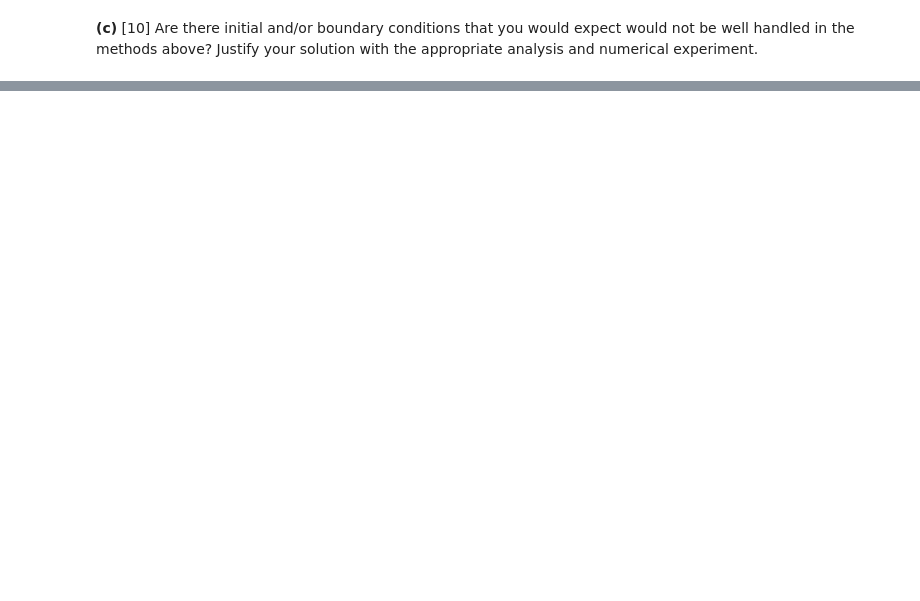
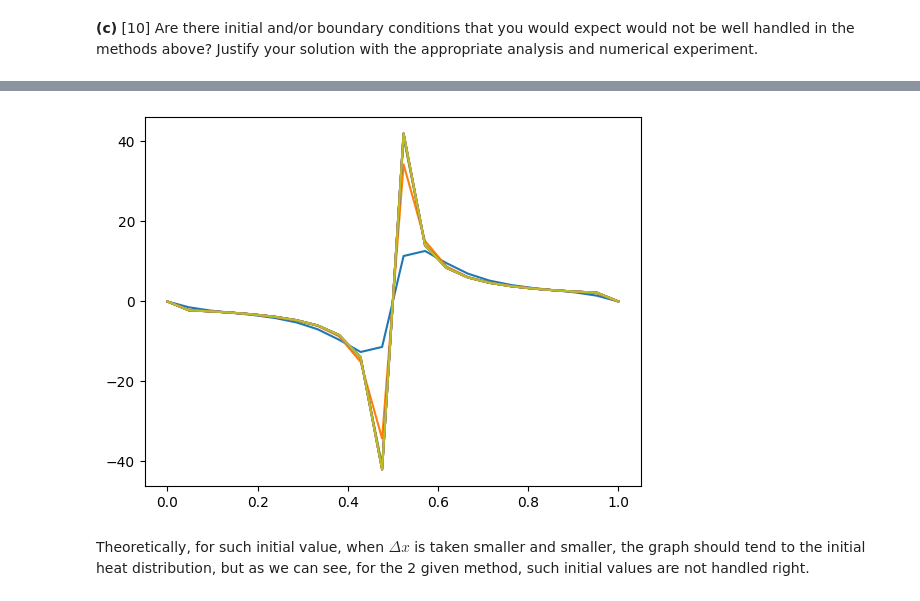
Before and after one commit to nekomiya-kasane/exercises, a Jupyter notebook: 2023-04-12-Python-Numeric-Analysis/hw5_parabolic.ipynb, the cells around one changed output, grey strips where cells are left out. Cells and saved outputs as stored; diff of their text form; code cells hidden in the pictures; blank space fills up the shorter version.

```diff
--- a/2023-04-12-Python-Numeric-Analysis/hw5_parabolic.ipynb
+++ b/2023-04-12-Python-Numeric-Analysis/hw5_parabolic.ipynb
@@ -269,8 +449,27 @@ def solve_heat_CN(m, kappa, L, t_0, t_final, U_0, g_0, g_1):
     delta_x = L / float(m + 1)
     x = numpy.linspace(0.0, L, m + 2)
 
-    # YOUR CODE HERE
-    raise NotImplementedError()
+    delta_t = delta_x * delta_x / kappa * 0.5
+    Nt = math.ceil((t_final - t_0) / delta_t)
+    delta_t = (t_final - t_0) / Nt
+
+    sigma = kappa * delta_t / (delta_x * delta_x)
+
+    main_diag_1 = numpy.array([2 * (1 + sigma)] * (m + 2))
+    main_diag_2 = numpy.array([2 * (1 - sigma)] * (m + 2))
+    sub_diag = numpy.array([sigma] * (m + 2))
+
+    L = sparse.spdiags([-sub_diag, main_diag_1, -sub_diag], [-1, 0, 1], m + 2, m + 2).tocsr()
+    R = sparse.spdiags([sub_diag, main_diag_2, sub_diag], [-1, 0, 1], m + 2, m + 2).tocsr()
+    L[0, 1] = L[-1, -2] = R[0, 1] = R[-1, -2] = 0.0
+    U = U_0.copy()
+
+    for i in range(Nt):
+       U_temp = R @ U
+       U_temp[0] = 2 * (1 + sigma) * g_0(t_0 + (i + 1) * delta_t)
+       U_temp[-1] = 2 * (1 + sigma) * g_1(t_0 + (i + 1) * delta_t)
+       U_temp = linalg.spsolve(L, U_temp)
+       U = U_temp
 
     return U
 # %%
@@ -329,0 +623,8 @@ raise NotImplementedError()
+# %%
+for i in range(1, 10):
+    sol = solve_heat_BE(m, kappa, L, 0, 10 ** -i, U_CN, g_0, g_1)
+    plt.plot(x, sol)
+# %% [output]
+[figure, added]
+# %% [markdown]
+Theoretically, for such initial value, when $\Delta x$ is taken smaller and smaller, the graph should tend to the initial heat distribution, but as we can see, for the 2 given method, such initial values are not handled right.
```
Also changed, not shown: parts of 30 cells of this notebook, 4 other files.
